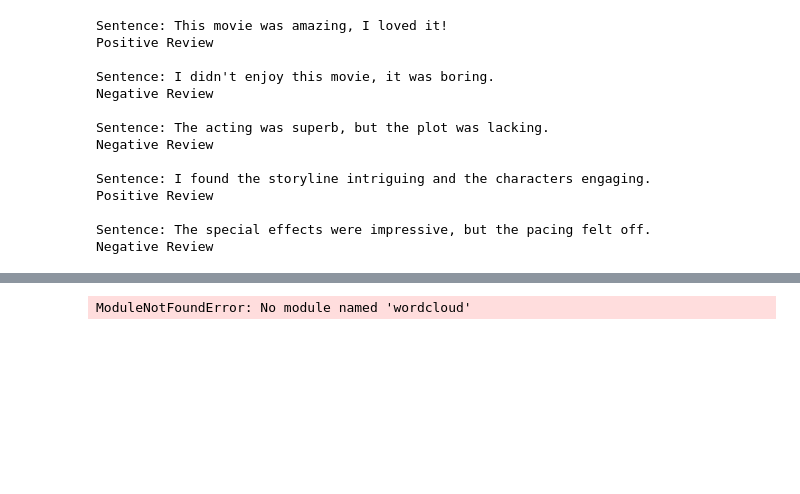
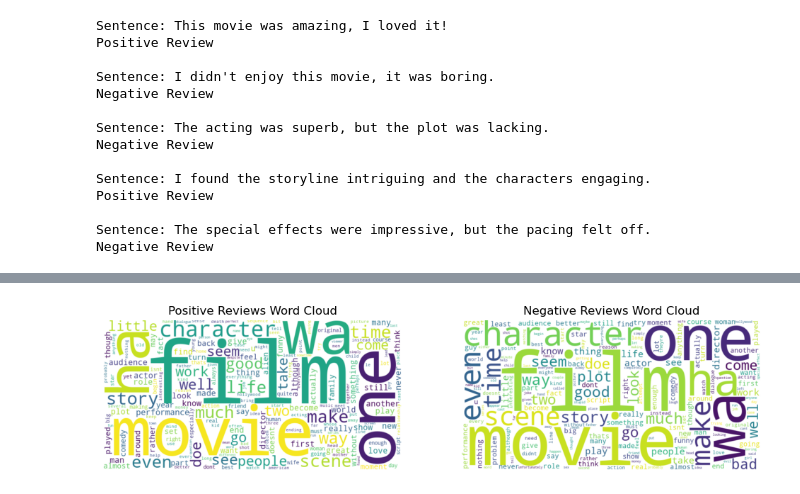
Before and after one commit to Noureenaboarab/Movie-Review-Sentiment-Analysis, a Jupyter notebook: Movie Review Sentiment Analysis.ipynb, the cells around one changed output, grey strips where cells are left out. Cells and saved outputs as stored; diff of their text form; code cells hidden in the pictures; blank space fills up the shorter version.

Commit message:
Fixed Errors

```diff
--- a/Movie Review Sentiment Analysis.ipynb
+++ b/Movie Review Sentiment Analysis.ipynb
@@ -279,26 +301,26 @@ Negative Review
 # %%
-from wordcloud import WordCloud, STOPWORDS
+from wordcloud import WordCloud
 
-# Generate word cloud for positive reviews
-positive_words = ' '.join(df[df['sentiment'] == 1]['reviews'])
-wc_positive = WordCloud(width=800, height=400, background_color='white').generate(positive_words)
+# Filter positive and negative reviews
+positive_reviews = ' '.join(df[df['sentiment'] == 1]['reviews'])
+negative_reviews = ' '.join(df[df['sentiment'] == 0]['reviews'])
 
-
-negative_words = ' '.join(df[df['sentiment'] == 0]['reviews'])
-wc_negative = WordCloud(width=800, height=400, background_color='white').generate(negative_words)
+# Generate word clouds
+wc_positive = WordCloud(width=800, height=400, background_color='white').generate(positive_reviews)
+wc_negative = WordCloud(width=800, height=400, background_color='white').generate(negative_reviews)
 
 # Plot word clouds
 plt.figure(figsize=(12, 6))
 plt.subplot(1, 2, 1)
 plt.imshow(wc_positive, interpolation='bilinear')
 plt.title('Positive Reviews Word Cloud')
 plt.axis('off')
 
 plt.subplot(1, 2, 2)
 plt.imshow(wc_negative, interpolation='bilinear')
 plt.title('Negative Reviews Word Cloud')
 plt.axis('off')
 
 plt.show()
 # %% [output]
-ModuleNotFoundError: No module named 'wordcloud'
+[figure, added]
```
Also changed, not shown: parts of 9 cells of this notebook.
